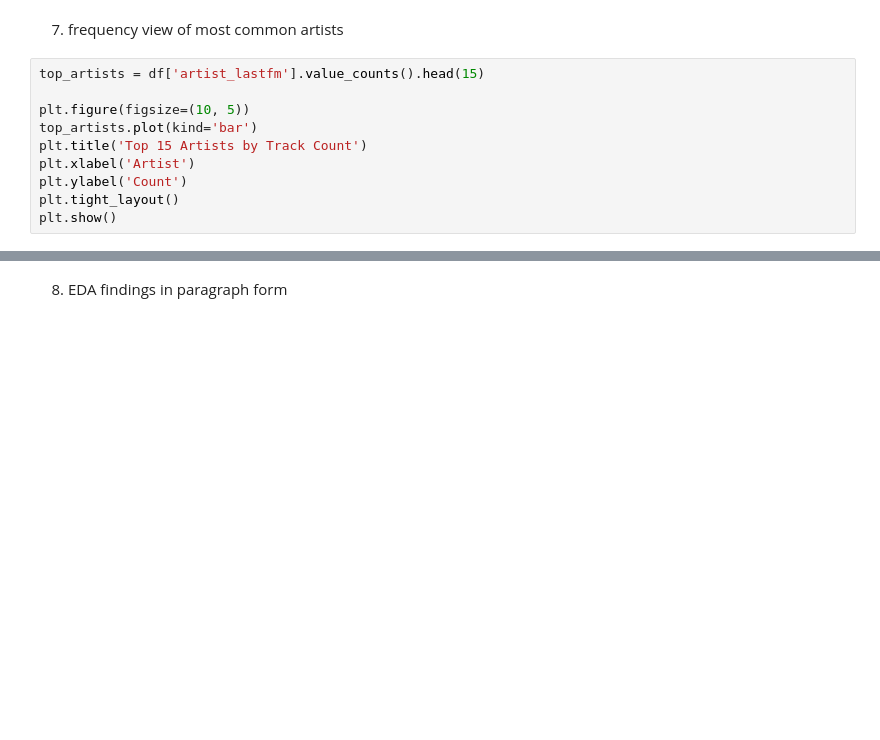
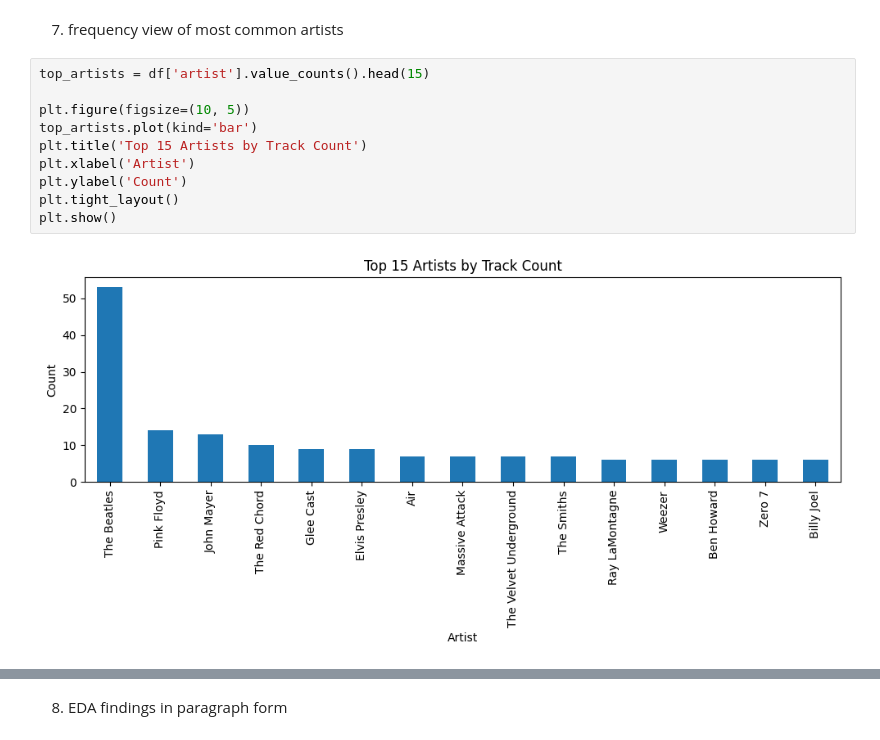
Before and after one commit to Speeb04/JSC270-Final-Project, a Jupyter notebook: eda_notebook.ipynb, the cells around one changed output, grey strips where cells are left out. Drawn from its saved outputs; the diff is of its cells as text; blank space fills up the shorter version.

```diff
--- a/eda_notebook.ipynb
+++ b/eda_notebook.ipynb
@@ -132,12 +293,14 @@ plt.show()
 # %% [markdown]
 7) frequency view of most common artists
 # %%
-top_artists = df['artist_lastfm'].value_counts().head(15)
+top_artists = df['artist'].value_counts().head(15)
 
 plt.figure(figsize=(10, 5))
 top_artists.plot(kind='bar')
 plt.title('Top 15 Artists by Track Count')
 plt.xlabel('Artist')
 plt.ylabel('Count')
 plt.tight_layout()
 plt.show()
+# %% [output]
+[figure, added]
```
Also changed, not shown: parts of 14 cells of this notebook, 1 other file.
